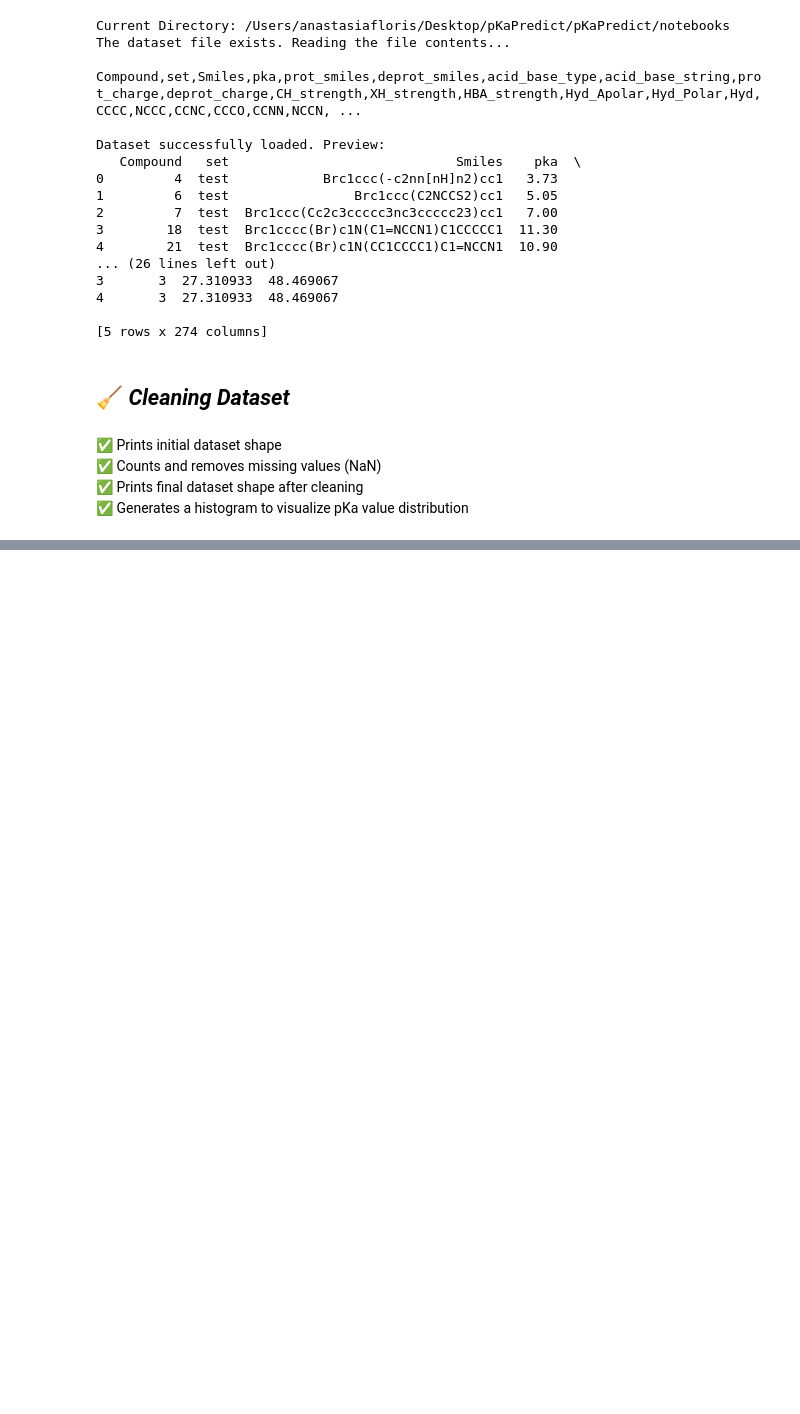
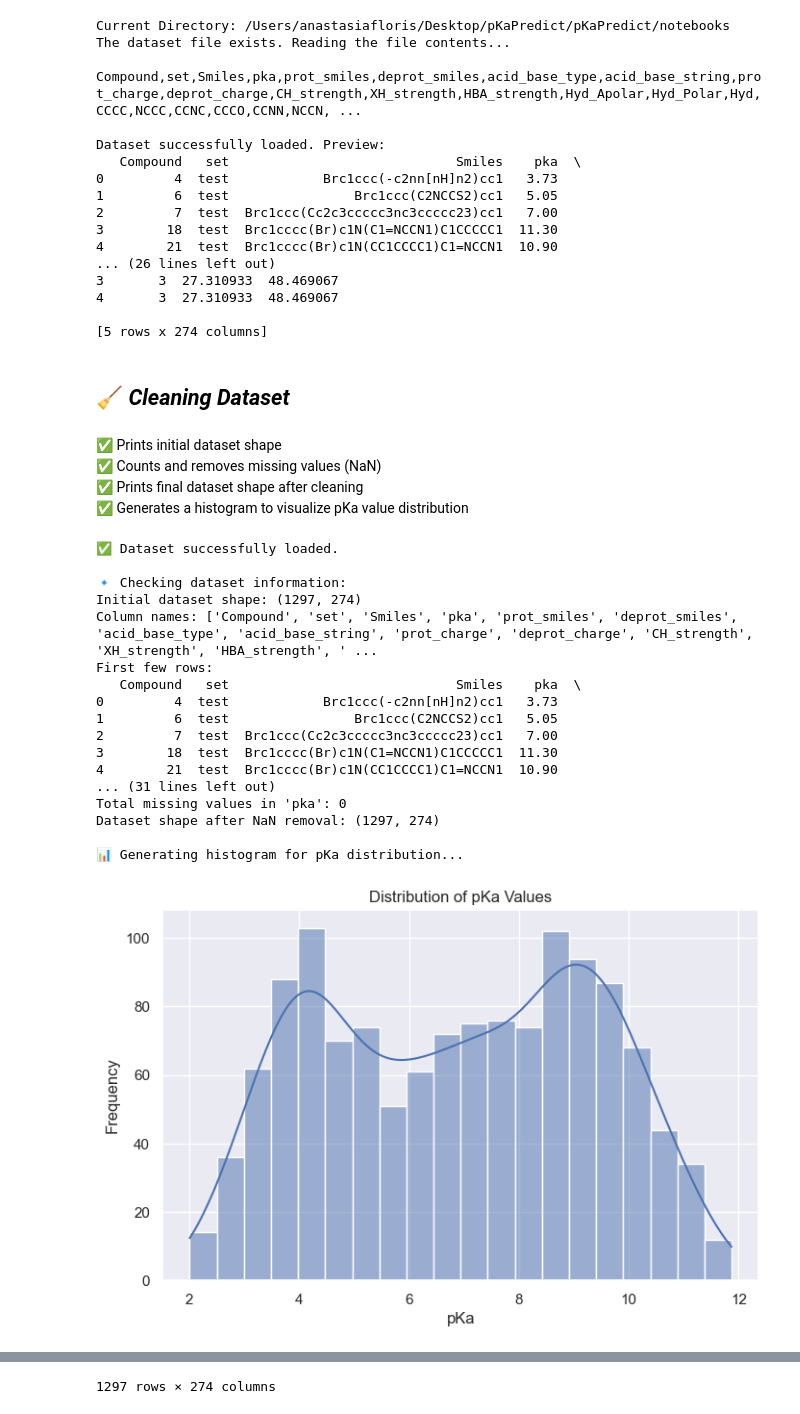
Before and after one commit to anastasiafloris/pKaPredict, a Jupyter notebook: notebooks/ProjectReport*.ipynb, the cells around one changed output, grey strips where cells are left out. Saved outputs shown, nothing was run; the diff lists cells and outputs as text; code cells hidden in the pictures; blank space fills up the shorter version.

```diff
--- a/notebooks/ProjectReport*.ipynb
+++ b/notebooks/ProjectReport*.ipynb
@@ -92,35 +92,77 @@ Dataset successfully loaded. Preview:
 # %%
 import pandas as pd
 import seaborn as sns
 import matplotlib.pyplot as plt
 
+# Load the dataset
+file_path = "pkadatasetRAWDATA.csv"
+
+try:
+    data_pka = pd.read_csv(file_path, sep=None, engine="python")  # Auto-detect delimiter
+    print("✅ Dataset successfully loaded.")
+except Exception as e:
+    print(f"❌ Error loading dataset: {e}")
+    data_pka = None
+
 # Remove missing values and check dataset shape
 def clean_and_visualize_pka(data_pka):
     """Cleans dataset by removing NaN values and visualizes pKa distribution."""
 
+    if data_pka is None or data_pka.empty:
+        print("❌ Error: Dataset is empty or not loaded.")
+        return
+
     # Check initial shape
-    initial_shape = data_pka.shape
-    print(f"Initial dataset shape: {initial_shape}")
+    print("\n🔹 Checking dataset information:")
+    print(f"Initial dataset shape: {data_pka.shape}")
+    print(f"Column names: {data_pka.columns.tolist()}")
+    print(f"First few rows:\n{data_pka.head()}")
+
+    # Ensure "pka" column exists (case-sensitive)
+    if "pka" not in data_pka.columns:
+        print("❌ Error: 'pka' column not found in dataset.")
+        return
 
     # Check for missing values
-    missing_values = data_pka.isnull().sum().sum()
-    print(f"Total missing values: {missing_values}")
+    missing_values = data_pka["pka"].isnull().sum()
+    print(f"\nTotal missing values in 'pka': {missing_values}")
 
     # Drop NaN values
-    data_pka.dropna(inplace=True)
+    data_pka.dropna(subset=["pka"], inplace=True)
 
     # Check final shape after cleaning
-    final_shape = data_pka.shape
-    print(f"Dataset shape after NaN removal: {final_shape}")
+    print(f"Dataset shape after NaN removal: {data_pka.shape}")
 
     # Generate histogram for pKa distribution
-    print("\nGenerating histogram for pKa distribution...\n")
+    print("\n📊 Generating histogram for pKa distribution...\n")
     sns.set_theme()
     plt.figure(figsize=(8, 5))
     sns.histplot(data=data_pka, x="pka", binwidth=0.5, kde=True)
     plt.xlabel("pKa")
     plt.ylabel("Frequency")
     plt.title("Distribution of pKa Values")
     plt.show()
 
-    return data_pka  # Return cleaned dataset for further processing if needed
+    return data_pka  # Return cleaned dataset for further processing
+
+# Call the function
+clean_and_visualize_pka(data_pka)
+# %% [output]
+✅ Dataset successfully loaded.
+
+🔹 Checking dataset information:
+Initial dataset shape: (1297, 274)
+Column names: ['Compound', 'set', 'Smiles', 'pka', 'prot_smiles', 'deprot_smiles', 'acid_base_type', 'acid_base_string', 'prot_charge', 'deprot_charge', 'CH_strength', 'XH_strength', 'HBA_strength', ' ...
+First few rows:
+   Compound   set                             Smiles    pka  \
+0         4  test            Brc1ccc(-c2nn[nH]n2)cc1   3.73
+1         6  test                Brc1ccc(C2NCCS2)cc1   5.05
+2         7  test  Brc1ccc(Cc2c3ccccc3nc3ccccc23)cc1   7.00
+3        18  test  Brc1cccc(Br)c1N(C1=NCCN1)C1CCCCC1  11.30
+4        21  test  Brc1cccc(Br)c1N(CC1CCCC1)C1=NCCN1  10.90
+... (31 lines left out)
+Total missing values in 'pka': 0
+Dataset shape after NaN removal: (1297, 274)
+
+📊 Generating histogram for pKa distribution...
+[figure, added]
@@ -126,0 +181 @@ def clean_and_visualize_pka(data_pka):
+1297 rows × 274 columns
```
Also changed, not shown: parts of 1 cell of this notebook.
